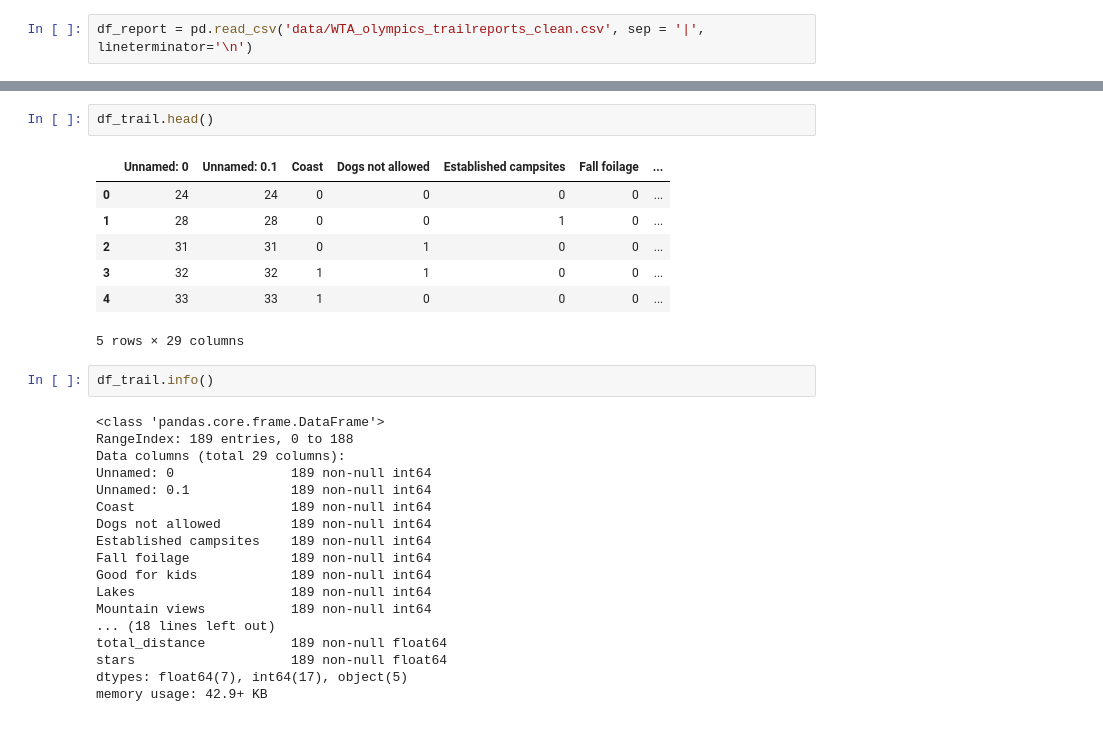
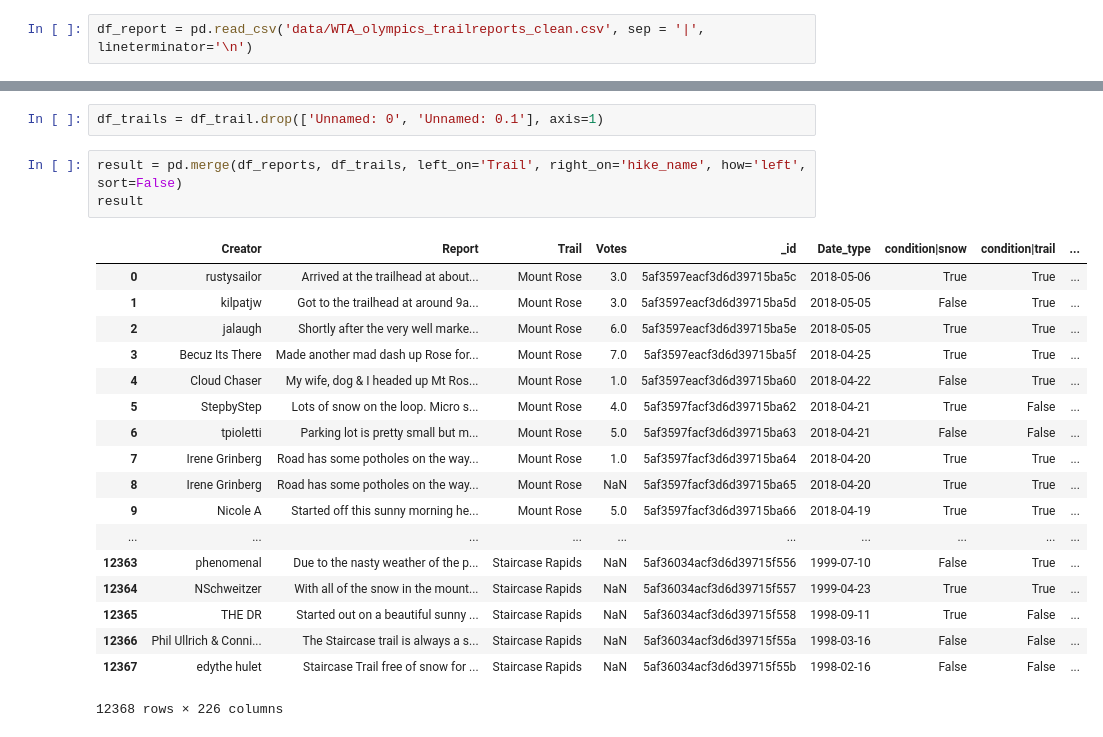
Before and after one commit to huddlestona/Trail_Report, a Jupyter notebook: Test_merge_dataframes.ipynb, the cells around one changed output, grey strips where cells are left out. Cells and saved outputs as stored; diff of their text form.

Commit message:
merge trails and reports

```diff
--- a/Test_merge_dataframes.ipynb
+++ b/Test_merge_dataframes.ipynb
@@ -19,30 +19,24 @@ df_reports.head()
-# %%
-df_trail.head()
-# %% [output]
-|  | Unnamed: 0 | Unnamed: 0.1 | Coast | Dogs not allowed | Established campsites | Fall foilage | ... |
-| 0 | 24 | 24 | 0 | 0 | 0 | 0 | ... |
-| 1 | 28 | 28 | 0 | 0 | 1 | 0 | ... |
-| 2 | 31 | 31 | 0 | 1 | 0 | 0 | ... |
-| 3 | 32 | 32 | 1 | 1 | 0 | 0 | ... |
-| 4 | 33 | 33 | 1 | 0 | 0 | 0 | ... |
-5 rows × 29 columns
-# %%
-df_trail.info()
-# %% [output]
-<class 'pandas.core.frame.DataFrame'>
-RangeIndex: 189 entries, 0 to 188
-Data columns (total 29 columns):
-Unnamed: 0               189 non-null int64
-Unnamed: 0.1             189 non-null int64
-Coast                    189 non-null int64
-Dogs not allowed         189 non-null int64
-Established campsites    189 non-null int64
-Fall foilage             189 non-null int64
-Good for kids            189 non-null int64
-Lakes                    189 non-null int64
-Mountain views           189 non-null int64
-... (18 lines left out)
-total_distance           189 non-null float64
-stars                    189 non-null float64
-dtypes: float64(7), int64(17), object(5)
-memory usage: 42.9+ KB
+# %%
+df_trails = df_trail.drop(['Unnamed: 0', 'Unnamed: 0.1'], axis=1)
+# %%
+result = pd.merge(df_reports, df_trails, left_on='Trail', right_on='hike_name', how='left', sort=False)
+result
+# %% [output]
+|  | Creator | Report | Trail | Votes | _id | Date_type | condition|snow | condition|trail | ... |
+| 0 | rustysailor | Arrived at the trailhead at about... | Mount Rose | 3.0 | 5af3597eacf3d6d39715ba5c | 2018-05-06 | True | True | ... |
+| 1 | kilpatjw | Got to the trailhead at around 9a... | Mount Rose | 3.0 | 5af3597eacf3d6d39715ba5d | 2018-05-05 | False | True | ... |
+| 2 | jalaugh | Shortly after the very well marke... | Mount Rose | 6.0 | 5af3597eacf3d6d39715ba5e | 2018-05-05 | True | True | ... |
+| 3 | Becuz Its There | Made another mad dash up Rose for... | Mount Rose | 7.0 | 5af3597eacf3d6d39715ba5f | 2018-04-25 | True | True | ... |
+| 4 | Cloud Chaser | My wife, dog & I headed up Mt Ros... | Mount Rose | 1.0 | 5af3597eacf3d6d39715ba60 | 2018-04-22 | False | True | ... |
+| 5 | StepbyStep | Lots of snow on the loop. Micro s... | Mount Rose | 4.0 | 5af3597facf3d6d39715ba62 | 2018-04-21 | True | False | ... |
+| 6 | tpioletti | Parking lot is pretty small but m... | Mount Rose | 5.0 | 5af3597facf3d6d39715ba63 | 2018-04-21 | False | False | ... |
+| 7 | Irene Grinberg | Road has some potholes on the way... | Mount Rose | 1.0 | 5af3597facf3d6d39715ba64 | 2018-04-20 | True | True | ... |
+| 8 | Irene Grinberg | Road has some potholes on the way... | Mount Rose | NaN | 5af3597facf3d6d39715ba65 | 2018-04-20 | True | True | ... |
+| 9 | Nicole A | Started off this sunny morning he... | Mount Rose | 5.0 | 5af3597facf3d6d39715ba66 | 2018-04-19 | True | True | ... |
+| ... | ... | ... | ... | ... | ... | ... | ... | ... | ... |
+| 12363 | phenomenal | Due to the nasty weather of the p... | Staircase Rapids | NaN | 5af36034acf3d6d39715f556 | 1999-07-10 | False | True | ... |
+| 12364 | NSchweitzer | With all of the snow in the mount... | Staircase Rapids | NaN | 5af36034acf3d6d39715f557 | 1999-04-23 | True | True | ... |
+| 12365 | THE DR | Started out on a beautiful sunny ... | Staircase Rapids | NaN | 5af36034acf3d6d39715f558 | 1998-09-11 | True | False | ... |
+| 12366 | Phil Ullrich & Conni... | The Staircase trail is always a s... | Staircase Rapids | NaN | 5af36034acf3d6d39715f55a | 1998-03-16 | False | False | ... |
+| 12367 | edythe hulet | Staircase Trail free of snow for ... | Staircase Rapids | NaN | 5af36034acf3d6d39715f55b | 1998-02-16 | False | False | ... |
+12368 rows × 226 columns
```
Also changed, not shown: parts of 1 cell of this notebook.
